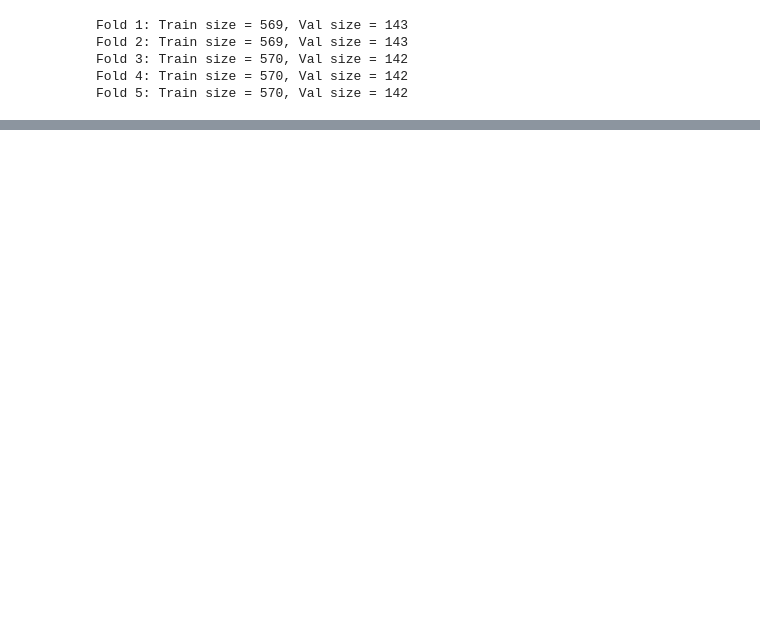
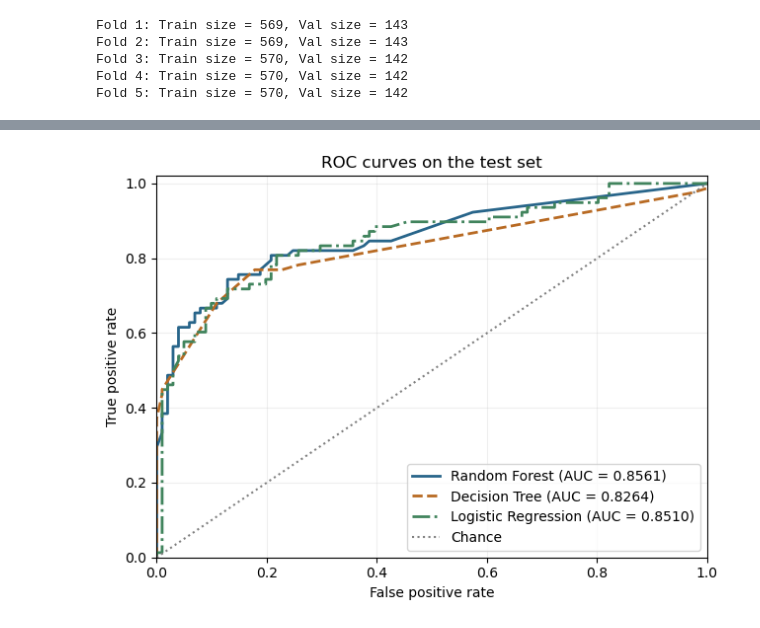
Before and after one commit to NathanWHamilton/titanic, a Jupyter notebook: Data_Analysis.ipynb, the cells around one changed output, grey strips where cells are left out. Saved outputs shown, nothing was run; the diff lists cells and outputs as text; code cells hidden in the pictures; blank space fills up the shorter version.

Commit message:
Update combined Titanic data analysis

```diff
--- a/Data_Analysis.ipynb
+++ b/Data_Analysis.ipynb
@@ -26,8 +76,10 @@ Test shape: (179, 10)
 # %%
 from sklearn.model_selection import StratifiedKFold
-# 5-fold cross-validation with shuffling and RSEED
-skf = StratifiedKFold(n_splits=5, shuffle=True, random_state=RSEED)
-for fold, (train_idx, val_idx) in enumerate(skf.split(train_df, train_df['Survived']), 1):
+# Stratified five-fold validation within the training set.
+CV_SEED = 1108  # November 8 (MMDD)
+skf = StratifiedKFold(n_splits=5, shuffle=True, random_state=CV_SEED)
+cv_splits = list(skf.split(X_train, y_train))
+for fold, (train_idx, val_idx) in enumerate(cv_splits, 1):
     fold_train = train_df.iloc[train_idx]
     fold_val = train_df.iloc[val_idx]
     print(f"Fold {fold}: Train size = {len(fold_train)}, Val size = {len(fold_val)}")
@@ -41,0 +267,81 @@ Fold 5: Train size = 570, Val size = 142
+# %%
+# Compare the selected models on the shared validation folds and test set.
+cv_summary = pd.DataFrame([
+    {
+        "Model": model_name,
+        "Mean validation ROC AUC": scores.mean(),
+        "Validation AUC SD": scores.std(),
+        "Selected hyperparameters": ", ".join(
+            f"{name}={value}" for name, value in selected_params[model_name].items()
+        ),
+    }
+    for model_name, scores in validation_scores.items()
+]).set_index("Model")
+print("Five-fold validation of the selected models")
+display(cv_summary.round(4))
+
+# The forest uses survival vote shares. The baselines use survival probabilities.
+rf_best_model = fitted_models["Random Forest"]
+rf_features = feature_cols.copy()
+X_rf_test, y_rf_test = X_test, y_test
+rf_test_predictions, rf_test_vote_shares = rf_vote_outputs(rf_best_model, X_rf_test)
+test_outputs = {"Random Forest": (rf_test_predictions, rf_test_vote_shares)}
+for model_name in ("Decision Tree", "Logistic Regression"):
+    fitted_model = fitted_models[model_name]
+    test_outputs[model_name] = (
+        fitted_model.predict(X_test),
+        fitted_model.predict_proba(X_test)[:, 1],
+    )
+
+test_count_rows = []
+test_metric_rows = []
+for model_name, (predictions, scores) in test_outputs.items():
+    tn, fp, fn, tp = confusion_matrix(y_test, predictions, labels=[0, 1]).ravel()
+    test_count_rows.append({
+        "Model": model_name, "TP": tp, "FP": fp, "TN": tn, "FN": fn,
+    })
+    test_metric_rows.append({
+        "Model": model_name,
+        "Test N": len(y_test),
+        "Accuracy": accuracy_score(y_test, predictions),
+        "Precision": precision_score(y_test, predictions, zero_division=0),
+        "Recall": recall_score(y_test, predictions, zero_division=0),
+        "F1 Score": f1_score(y_test, predictions, zero_division=0),
+        "ROC AUC": roc_auc_score(y_test, scores),
+    })
+
+test_classification_counts = pd.DataFrame(test_count_rows).set_index("Model")
+test_results = pd.DataFrame(test_metric_rows).set_index("Model")
+rf_classification_counts = test_classification_counts.loc[["Random Forest"]].rename_axis(None)
+rf_test_results = test_results.loc[["Random Forest"]].rename_axis(None)
+
+print("Test-set classification counts")
+display(test_classification_counts)
+print("Test-set results")
+display(test_results.round(4))
+
+model_roc_fig, model_roc_ax = plt.subplots(figsize=(6.5, 4.8))
+roc_styles = {
+    "Random Forest": ("#28658a", "-"),
+    "Decision Tree": ("#b86a23", "--"),
+    "Logistic Regression": ("#41845d", "-."),
+}
+for model_name, (_, scores) in test_outputs.items():
+    fpr, tpr, _ = roc_curve(y_test, scores)
+    color, line_style = roc_styles[model_name]
+    test_auc = test_results.loc[model_name, "ROC AUC"]
+    model_roc_ax.plot(
+        fpr, tpr, color=color, linestyle=line_style, linewidth=2,
+        label=f"{model_name} (AUC = {test_auc:.4f})",
+    )
+model_roc_ax.plot([0, 1], [0, 1], ":", color="gray", label="Chance")
+model_roc_ax.set(
+    title="ROC curves on the test set",
+    xlabel="False positive rate", ylabel="True positive rate",
+    xlim=(0, 1), ylim=(0, 1.02),
+)
+model_roc_ax.legend(loc="lower right")
+model_roc_ax.grid(alpha=0.2)
+model_roc_fig.tight_layout()
+plt.show()
+# %% [output]
@@ -41,0 +366 @@ Fold 5: Train size = 570, Val size = 142
+[figure, added]
```
Also changed, not shown: parts of 8 cells of this notebook.
